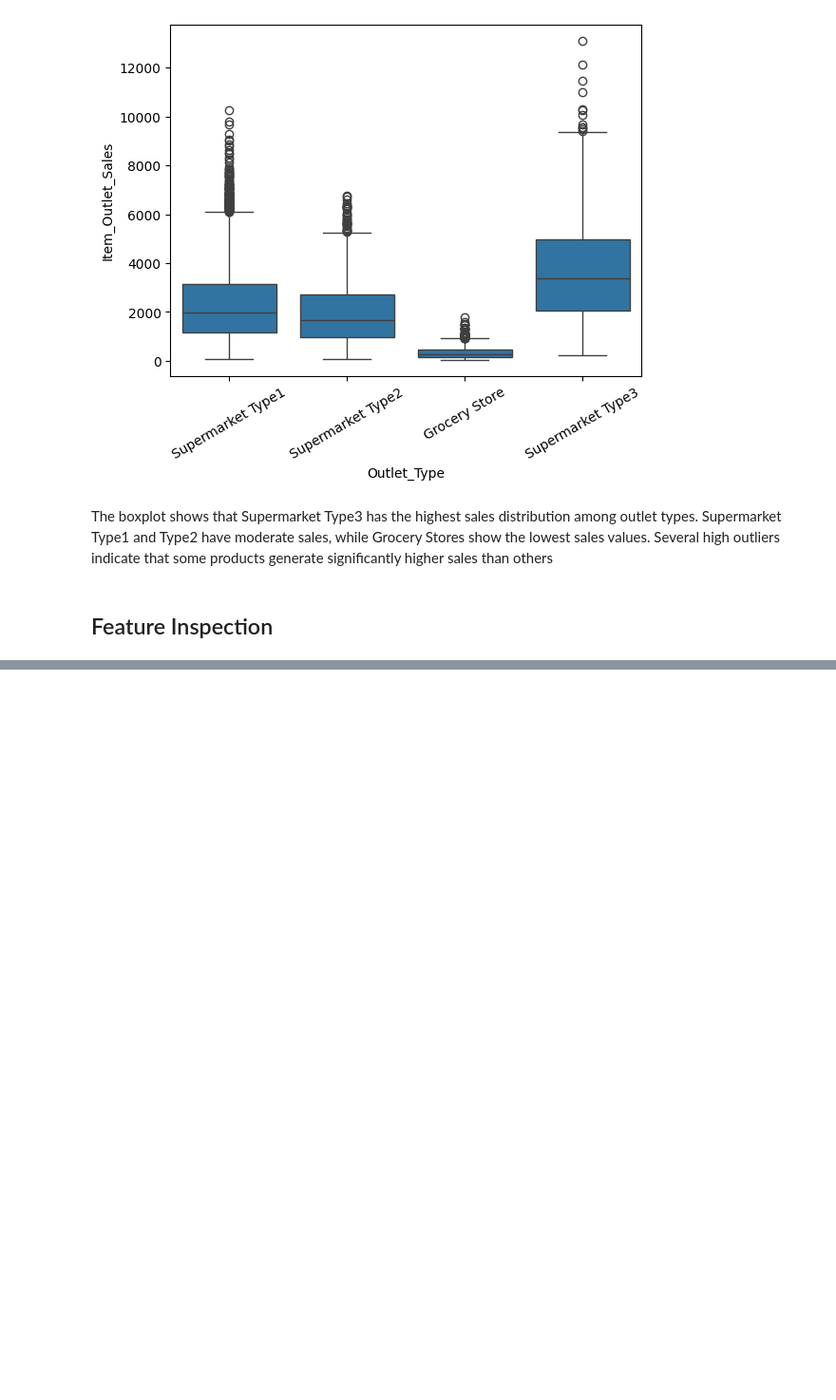
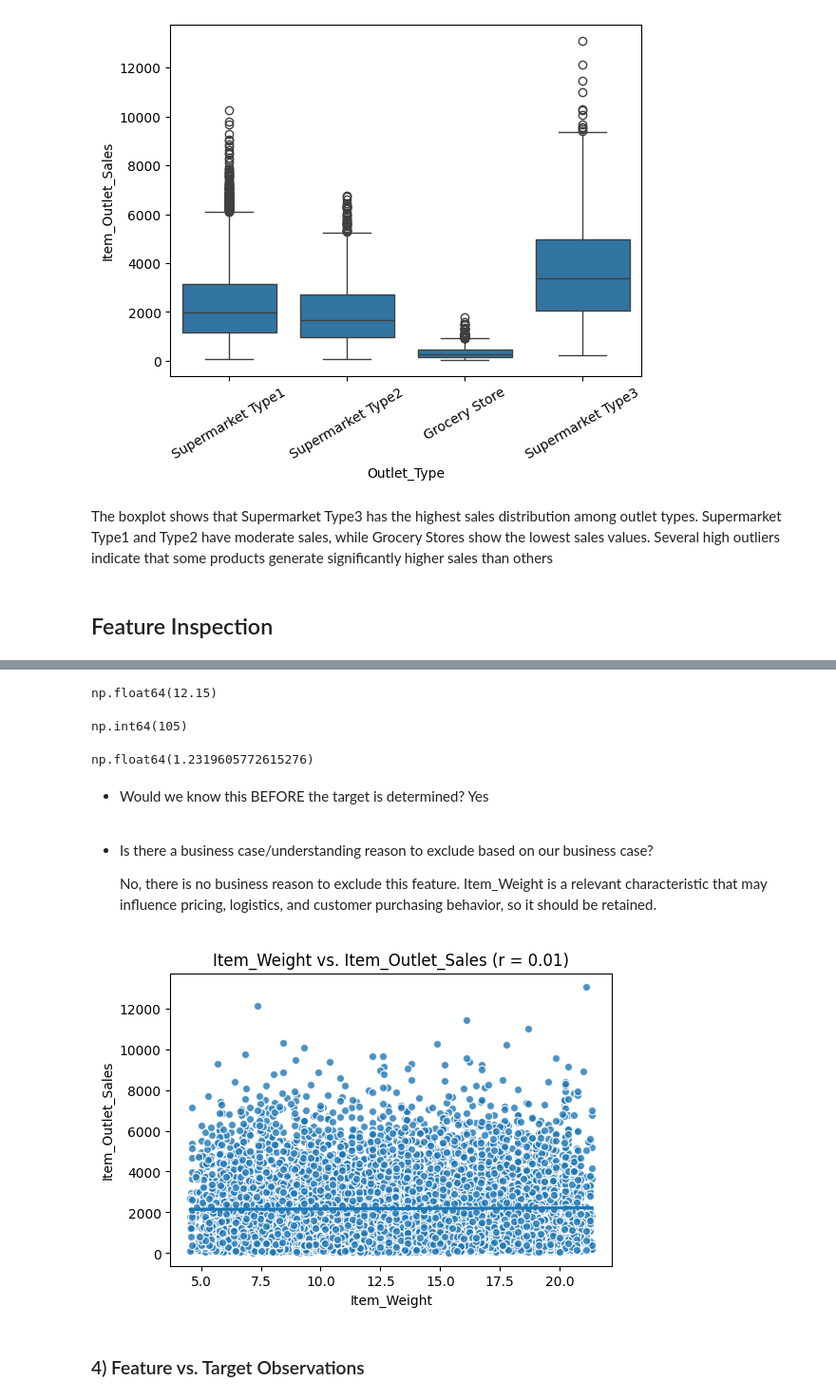
Before and after one commit to Hala-sala7/Prediction-of-Product-Sales, a Jupyter notebook: Prediction_of_Product_Sales.ipynb, the cells around one changed output, grey strips where cells are left out. Shown at 95% size. Drawn from its saved outputs; the diff is of its cells as text; code cells hidden in the pictures; blank space fills up the shorter version.

```diff
--- a/Prediction_of_Product_Sales.ipynb
+++ b/Prediction_of_Product_Sales.ipynb
@@ -447,2 +547,26 @@ The boxplot shows that Supermarket Type3 has the highest sales distribution amon
+# %%
+def plot_numeric_vs_target(df, x, y='Item_Outlet_Sales', figsize=(6,4), **kwargs):
+    # Calculate the correlation
+    corr = df[[x, y]].corr().round(2)
+    r = corr.loc[x, y]
+
+    # Create figure
+    fig, ax = plt.subplots(figsize=figsize)
+
+    # Scatter settings
+    scatter_kws = {'edgecolor': 'white', 'linewidths': 1, 'alpha': 0.8}
+
+    # Plot regression
+    sns.regplot(
+        data=df, x=x, y=y, ax=ax,
+        scatter_kws=scatter_kws,
+        **kwargs
+    )
+
+    # Title with correlation
+    ax.set_title(f"{x} vs. {y} (r = {r})")
+
+    plt.show()
+    return fig, ax
 # %% [markdown]
 ## Feature Inspection
@@ -448,0 +603,6 @@ The boxplot shows that Supermarket Type3 has the highest sales distribution amon
+# %%
+# Missing values in *Item_Weight* were imputed using the mean weight of each product (Item_Identifier) to preserve product-specific information.
+df['Item_Weight'] = df['Item_Weight'].fillna(
+    df.groupby('Item_Identifier')['Item_Weight'].transform('mean')
+)
+df['Item_Weight'].isna().sum()
@@ -448,0 +663,29 @@ The boxplot shows that Supermarket Type3 has the highest sales distribution amon
+# %%
+most_common_value= values_num.index[0]
+most_common_value
+# %% [output]
+np.float64(12.15)
+# %%
+freq=values_num.values[0]
+freq
+# %% [output]
+np.int64(105)
+# %%
+# it's not a quasi constant or constant
+perc_for_most_common = (freq/len(df)*100)
+perc_for_most_common
+# %% [output]
+np.float64(1.2319605772615276)
+# %% [markdown]
+- Would we know this BEFORE the target is determined?
+   Yes
+# %% [markdown]
+- Is there a business case/understanding reason to exclude based on our business case?
+
+  No, there is no business reason to exclude this feature. Item_Weight is a relevant characteristic that may influence pricing, logistics, and customer purchasing behavior, so it should be retained.
+# %%
+plot_numeric_vs_target(df,feature);
+# %% [output]
+[figure, added]
+# %% [markdown]
+### 4) Feature vs. Target Observations
```
Also changed, not shown: parts of 117 cells of this notebook.
